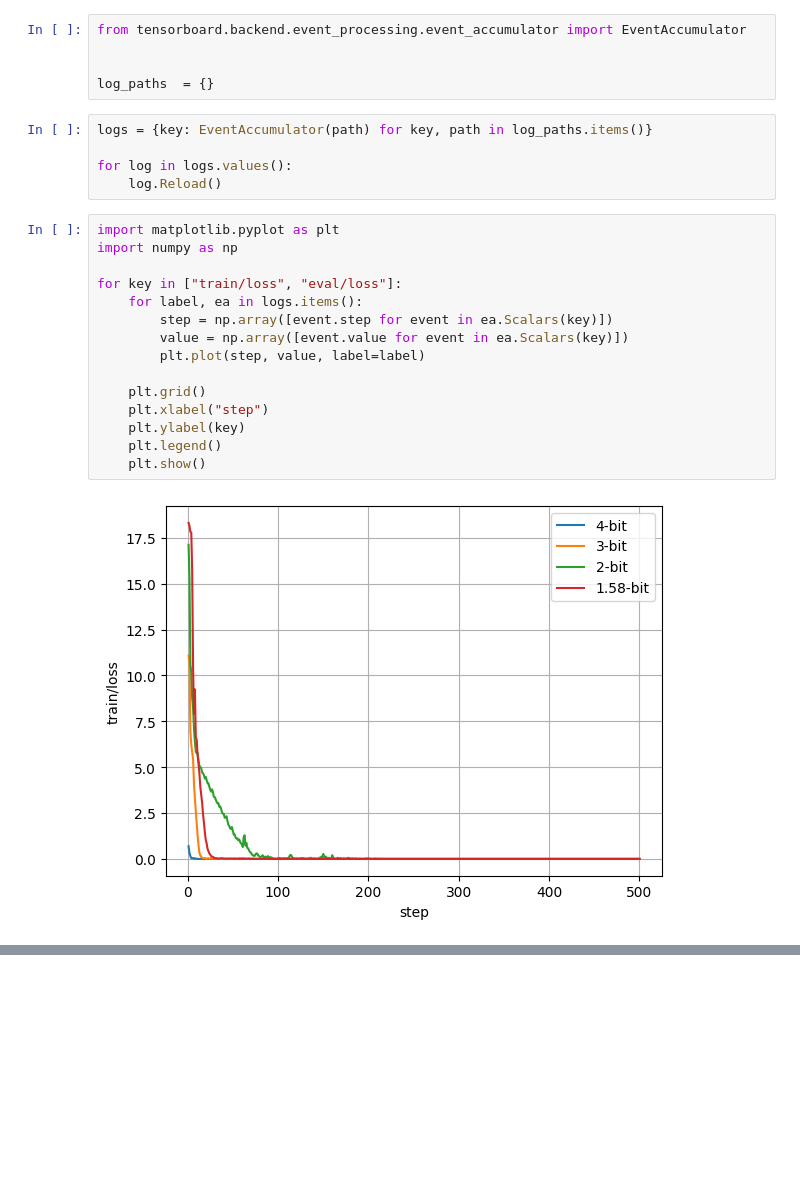
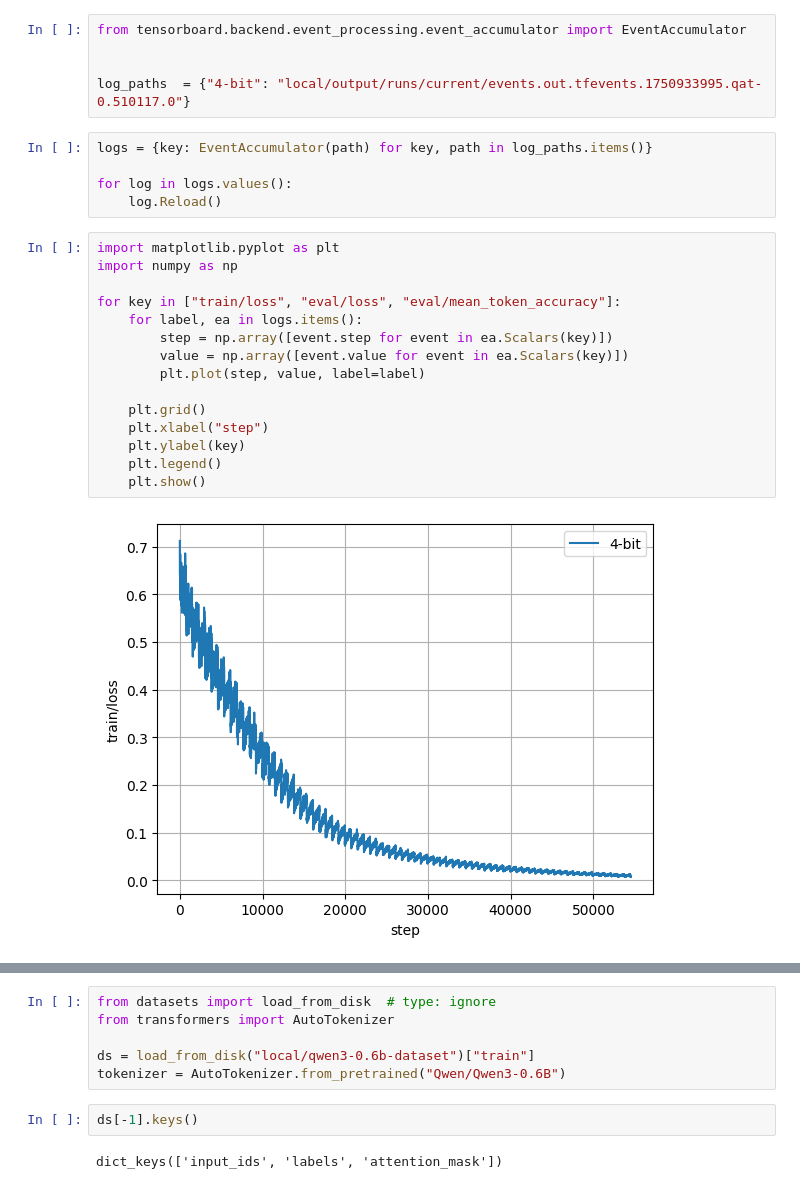
Before and after one commit to ethanewer/qat, a Jupyter notebook: run_statistics.ipynb, the cells around one changed output, grey strips where cells are left out. Drawn from its saved outputs; the diff is of its cells as text; blank space fills up the shorter version.

```diff
--- a/run_statistics.ipynb
+++ b/run_statistics.ipynb
@@ -2,7 +2,7 @@
 from tensorboard.backend.event_processing.event_accumulator import EventAccumulator
 
 
-log_paths  = {}
+log_paths  = {"4-bit": "local/output/runs/current/events.out.tfevents.1750933995.qat-0.510117.0"}
 # %%
 logs = {key: EventAccumulator(path) for key, path in log_paths.items()}
 
@@ -11,17 +11,17 @@ for log in logs.values():
 # %%
 import matplotlib.pyplot as plt
 import numpy as np
 
-for key in ["train/loss", "eval/loss"]:
+for key in ["train/loss", "eval/loss", "eval/mean_token_accuracy"]:
     for label, ea in logs.items():
         step = np.array([event.step for event in ea.Scalars(key)])
         value = np.array([event.value for event in ea.Scalars(key)])
         plt.plot(step, value, label=label)
 
     plt.grid()
     plt.xlabel("step")
     plt.ylabel(key)
     plt.legend()
     plt.show()
 # %% [output]
-[figure, old version]
+[figure, new version]
@@ -28,0 +30,10 @@ for key in ["train/loss", "eval/loss"]:
+# %%
+from datasets import load_from_disk  # type: ignore
+from transformers import AutoTokenizer
+
+ds = load_from_disk("local/qwen3-0.6b-dataset")["train"]
+tokenizer = AutoTokenizer.from_pretrained("Qwen/Qwen3-0.6B")
+# %%
+ds[-1].keys()
+# %% [output]
+dict_keys(['input_ids', 'labels', 'attention_mask'])
```
Also changed, not shown: parts of 4 cells of this notebook, 2 other files.
